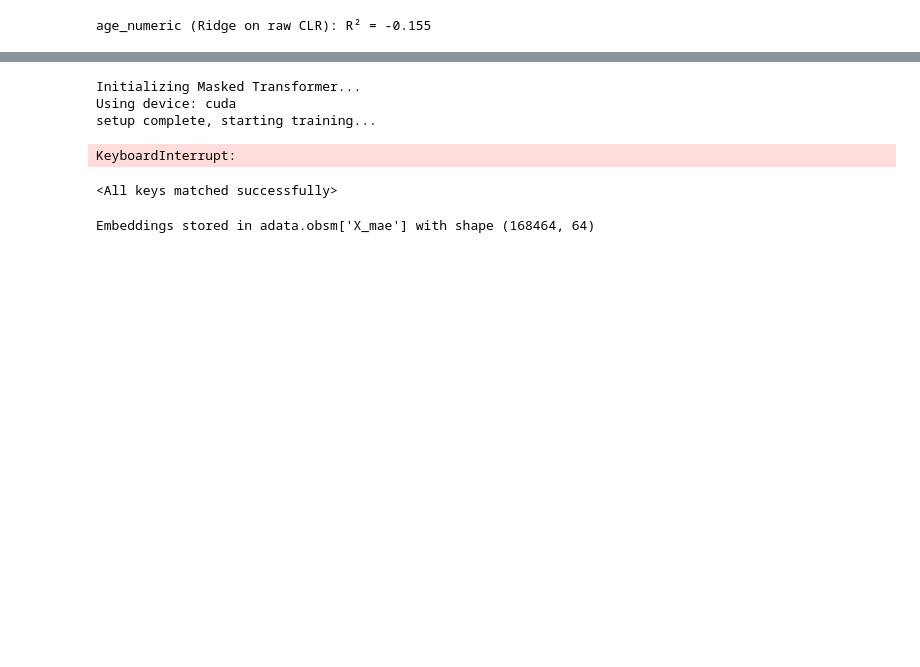
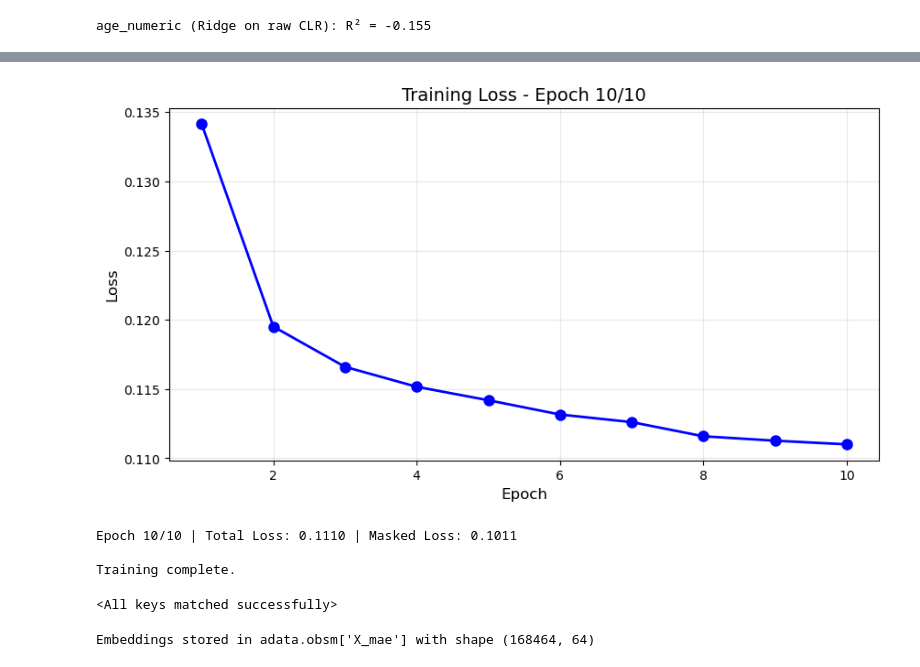
Before and after one commit to Philumination/masked-transformer-comparison, a Jupyter notebook: notebooks/initial-stuff.ipynb, the cells around one changed output, grey strips where cells are left out. Saved outputs shown, nothing was run; the diff lists cells and outputs as text; code cells hidden in the pictures; blank space fills up the shorter version.

```diff
--- a/notebooks/initial-stuff.ipynb
+++ b/notebooks/initial-stuff.ipynb
@@ -740,19 +718,15 @@ class MicrobiomeMaskedTransformer(nn.Module):
         encoded = self.transformer_encoder(embeddings)
         return self.decoder(encoded).squeeze(-1)
 # %%
-# --- Training Loop ---
-
-
+from IPython.display import clear_output
 
 # --- Configuration ---
-USE_TRANSFORMER = True  # Set to True for Transformer, False for Autoencoder
+USE_TRANSFORMER = False
 BATCH_SIZE = 32
-LEARNING_RATE = 1e-3     # MLPs often handle higher LR well
+LEARNING_RATE = 1e-3
 EPOCHS = 10
 
-
-
-# --- Data Loading (Reusing the classes from Part 1) ---
+# --- Data Loading ---
 collator = ZeroBiasedMaskCollator(mask_prob=0.15, non_zero_bias=0.8)
 dataset = MicrobiomeDataset(adata)
 dataloader = DataLoader(
@@ -772,50 +746,62 @@ else:
     model = MicrobiomeMaskedAutoencoder(
         num_microbes=dataset.n_microbes,
         latent_dim=64,
         hidden_dims=[512, 256]
     ).to(device)
+
 optimizer = torch.optim.AdamW(model.parameters(), lr=LEARNING_RATE)
 criterion = nn.MSELoss(reduction='none')
 
 print(f"Using device: {device}")
-print("setup complete, starting training...")
+print("setup complete, starting training...\n")
+
+# --- Track losses ---
+losses = []
 
 # --- Training Loop ---
 model.train()
 for epoch in range(EPOCHS):
     total_loss = 0
     total_masked_loss = 0
+
     for masked_input, target, mask in dataloader:
         masked_input = masked_input.to(device)
         target = target.to(device)
         mask = mask.to(device)
         optimizer.zero_grad()
-        # Both models accept the same arguments now
         reconstruction = model(masked_input, mask)
-        # --- Loss Calculation ---
         loss_matrix = criterion(reconstruction, target)
-        # 1. Masked Loss (The Reconstruction Objective)
-        # We focus learning on predicting the missing values
         masked_loss = (loss_matrix * mask.float()).sum() / (mask.sum() + 1e-6)
-        # 2. (Optional) Global Loss
-        # Sometimes for Autoencoders it helps to penalize reconstruction of visible data too,
-        # but with a lower weight.
         global_loss = loss_matrix.mean()
-        # Combine: Primary focus on masked, slight regularization on visible
         final_loss = masked_loss + (0.1 * global_loss)
         final_loss.backward()
         optimizer.step()
         total_loss += final_loss.item()
         total_masked_loss += masked_loss.item()
-    print(f"Epoch {epoch+1} | Total Loss: {total_loss/len(dataloader):.4f} | Masked-Only Loss: {total_masked_loss/len(dataloader):.4f}")
-print("Training complete.")
-# save model
-#torch.save(model.state_dict(), "../data/processed/masked_autoencoder_model.pth")
+
+    # Calculate epoch average
+    avg_loss = total_loss / len(dataloader)
+    avg_masked_loss = total_masked_loss / len(dataloader)
+    losses.append(avg_loss)
+
+    # Clear output and redraw plot
+    clear_output(wait=True)
+    plt.figure(figsize=(10, 5))
+    plt.plot(range(1, len(losses)+1), losses, 'b-o', linewidth=2, markersize=8)
+    plt.xlabel('Epoch', fontsize=12)
+    plt.ylabel('Loss', fontsize=12)
+    plt.title(f'Training Loss - Epoch {epoch+1}/{EPOCHS}', fontsize=14)
+    plt.grid(True, alpha=0.3)
+    plt.show()
+
+    print(f"Epoch {epoch+1}/{EPOCHS} | Total Loss: {avg_loss:.4f} | Masked Loss: {avg_masked_loss:.4f}")
+
+print("\nTraining complete.")
 # %% [output]
+[figure, added]
-Initializing Masked Transformer...
-Using device: cuda
-setup complete, starting training...
+Epoch 10/10 | Total Loss: 0.1110 | Masked Loss: 0.1011
+
+Training complete.
-KeyboardInterrupt:
 # %%
 # load model
 model.load_state_dict(torch.load("../data/processed/masked_autoencoder_model.pth"))
```
Also changed, not shown: parts of 5 cells of this notebook.
